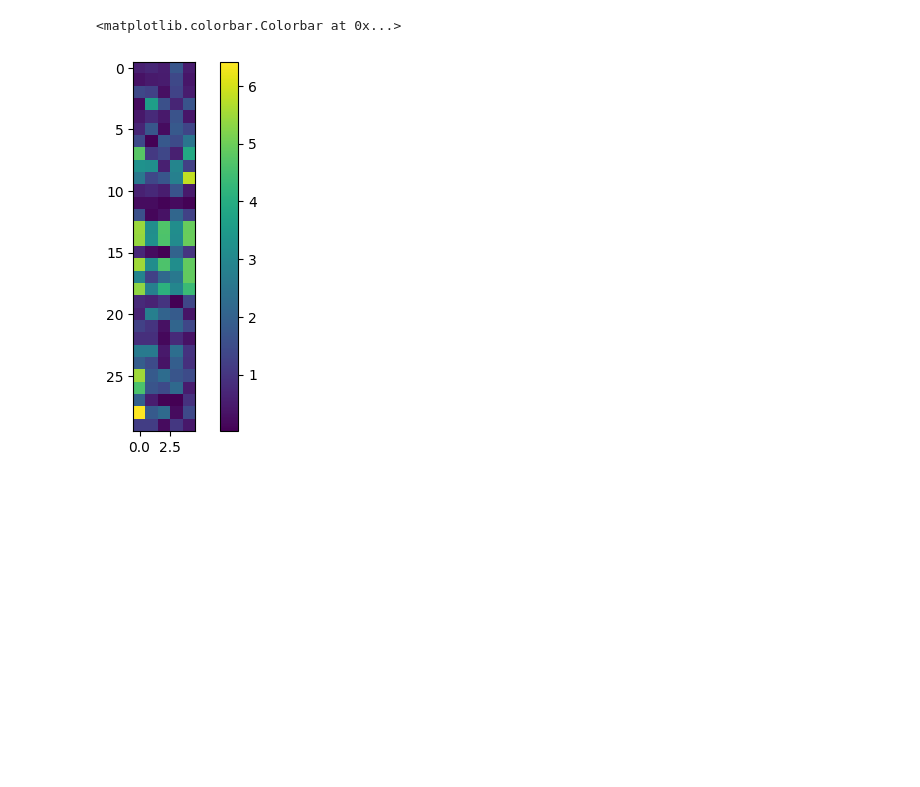
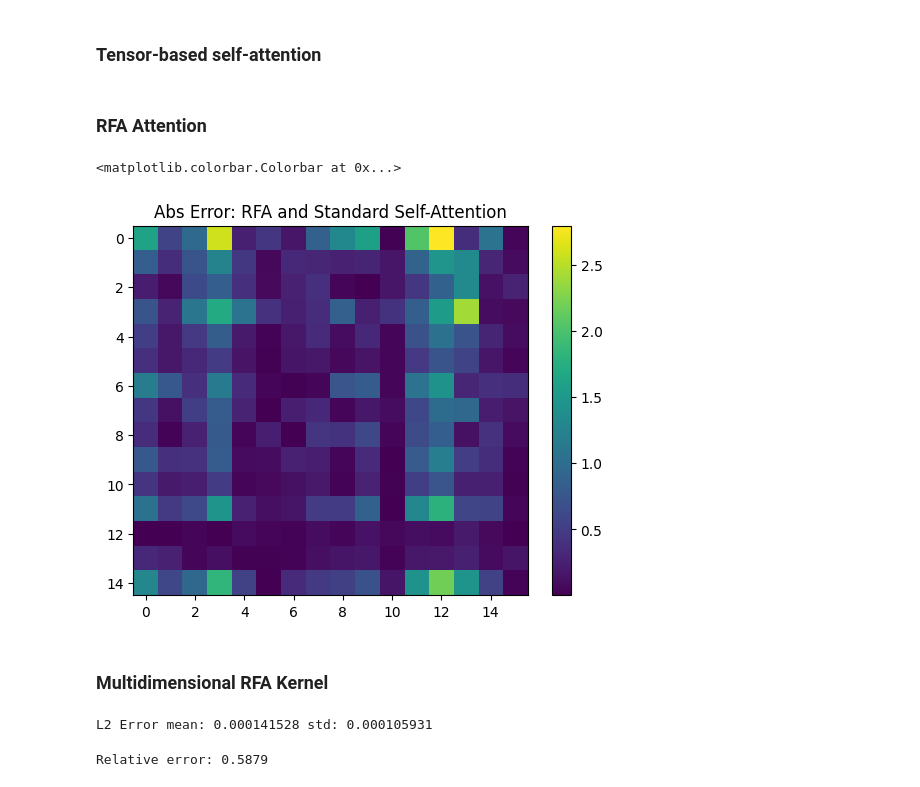
Before and after one commit to dani2442/dani2442_code, a Jupyter notebook: higher-order-attention/notebook.ipynb, the cells around one changed output. Drawn from its saved outputs; the diff is of its cells as text; code cells hidden in the pictures; blank space fills up the shorter version.

```diff
--- a/higher-order-attention/notebook.ipynb
+++ b/higher-order-attention/notebook.ipynb
@@ -5,6 +7,6 @@ import matplotlib.pyplot as plt
 # %%
-n = 30  # number of tokens
-d_model, d_attn, d_value = 10, 4, 5 # dm, da, dv
+n = 15  # number of tokens
+d_model, d_attn, d_value = 5, 4, 16 # dm, da, dv
 scale = 1.0 / np.sqrt(d_attn)
 X = torch.randn(n, d_model)
 Wq = torch.randn(d_model, d_attn)
@@ -21,6 +23,8 @@ def self_attention(X, Wq, Wk, Wv, scale=1.0):
     return Y
 
 Y = self_attention(X, Wq, Wk, Wv, scale=scale)
+# %% [markdown]
+### Tensor-based self-attention
 # %%
 Wk1 = torch.randn(d_model, d_attn)
 Wk2 = torch.randn(d_model, d_attn)
@@ -37,6 +41,8 @@ def self_attention_3d(X, Wq, Wk1, Wk2, Wv):
     return Y
 
 Y_3d = self_attention_3d(X, Wq, Wk1, Wk2, Wv)
+# %% [markdown]
+### RFA Attention
 # %%
 def rff_attention(X, Wq, Wk, Wv, sigma=1.0, N=1024, eps=1e-8):
     Q = X @ Wq # [n, da]
@@ -51,7 +57,6 @@ def rff_attention(X, Wq, Wk, Wv, sigma=1.0, N=1024, eps=1e-8):
     phiQ = phi(Q)  # [n, 2N]
     phiK = phi(K)  # [n, 2N]
     CK = torch.exp((K**2).sum(axis=1, keepdims=True) / (2 * sigma**2)) # [n, 1]
-
     S = (phiK*CK).T @ V  # [2N, dv]
     D = torch.sum(phiK * CK, axis=0, keepdim=True) # [1, 2N]
 
@@ -59,10 +64,55 @@ def rff_attention(X, Wq, Wk, Wv, sigma=1.0, N=1024, eps=1e-8):
     numer = phiQ @ S    # [n, dv]
     return numer / (denom + eps)
 
-Y_rfa = rff_attention(X, Wq, Wk, Wv, sigma=1/scale, N=1024)
+Y_rfa = rff_attention(X, Wq, Wk, Wv, sigma=1/scale, N=64)
 # %%
 plt.imshow(torch.abs(Y_rfa - Y).detach().numpy())
+plt.title('Abs Error: RFA and Standard Self-Attention')
 plt.colorbar()
 # %% [output]
 <matplotlib.colorbar.Colorbar at 0x...>
-[figure, old version]
+[figure, new version]
+# %% [markdown]
+### Multidimensional RFA Kernel
+# %%
+n, d = 5, 50
+x = torch.randn(n, d)
+
+def k_mc(x, sigma=1.0, N=128):
+    n, d = x.shape
+    diffs = x[1:] - x[0] # [n-1, d]
+    omegas = torch.randn(n-1, d, N) / sigma
+
+    m = torch.einsum('ij,ijk->ik', diffs, omegas) # [n-1, N]
+    phi = torch.cat([torch.cos(m), torch.sin(m)], -1) / N**0.5 # [n-1, 2N]
+    return torch.mean(torch.prod(phi, dim=0))
+
+def k_exact(x, sigma=1.0):
+    diffs = x[1:] - x[0] # [n-1, d]
+    return torch.exp(-0.5 * sigma**2 * torch.sum(diffs**2))
+
+f = lambda : torch.norm(k_mc(x, sigma=1.0, N=16) - k_exact(x, sigma=1.0)).item()
+errors = np.array([f() for _ in range(1000)])
+print(f"L2 Error mean: {errors.mean():.9f}", f"std: {errors.std():.9f}")
+# %% [output]
+L2 Error mean: 0.000141528 std: 0.000105931
+# %%
+n, d = 100, 5 # Total data points and data dimension
+m = 20 # number of inducing points
+X = torch.randn(n, d)
+rbf = lambda X, Y: torch.exp(-0.5 * torch.cdist(X, Y)**2)
+
+# Nyström approximation
+Y = torch.randn(m, d)
+K_mm = rbf(Y, Y)
+eigvals, eigvecs = torch.linalg.eigh(K_mm)
+K_mm_inv_sqrt = eigvecs @ torch.diag(1/torch.sqrt(torch.clamp(eigvals, 1e-5))) @ eigvecs.T
+
+phi = K_mm_inv_sqrt @ rbf(X, Y).T  # [N, m]
+K_approx = phi.T @ phi
+K_exact = rbf(X, X)
+
+error = torch.linalg.norm(K_exact - K_approx, 'fro')/torch.linalg.norm(K_exact, 'fro')
+print(f"Relative error: {error:.4f}")
+# %% [output]
+Relative error: 0.5879
```
Also changed, not shown: parts of 3 cells of this notebook.
